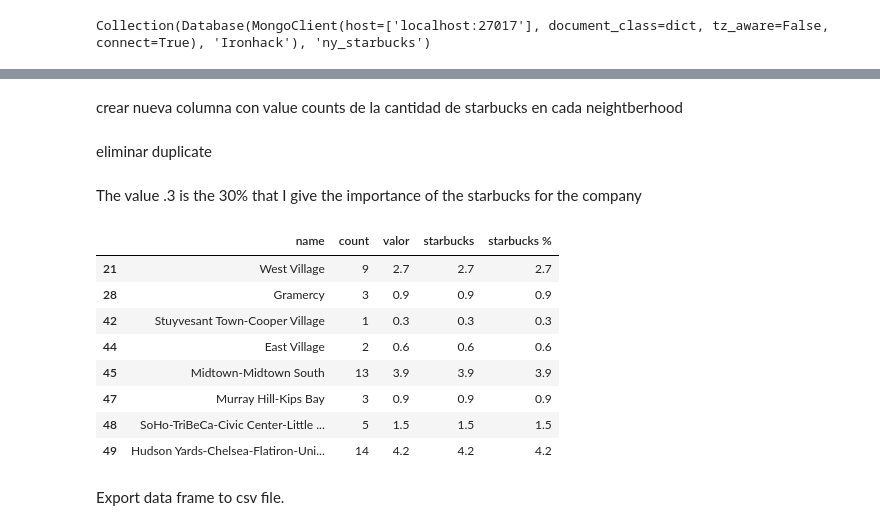
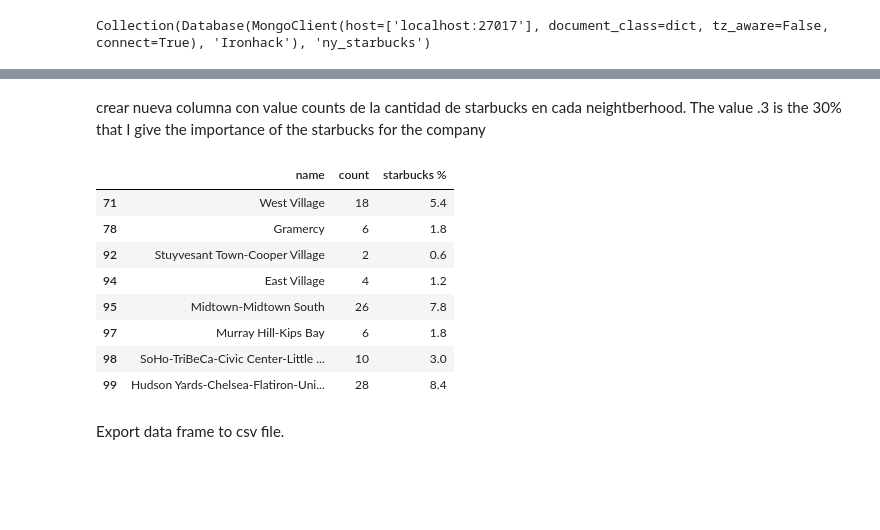
Before and after one commit to imalanz/RockAI_Studio, a Jupyter notebook: exploration.ipynb, the cells around one changed output, grey strips where cells are left out. Saved outputs shown, nothing was run; the diff lists cells and outputs as text; code cells hidden in the pictures; blank space fills up the shorter version.

```diff
--- a/exploration.ipynb
+++ b/exploration.ipynb
@@ -217,8 +252,5 @@ starbucks_neigh = ex.geointersection_dict (mongo_starbucks)
 # %%
 starbucks_neigh_df = ex.make_df (starbucks_neigh)
 # %% [markdown]
-crear nueva columna con value counts de la cantidad de starbucks en cada neightberhood
+crear nueva columna con value counts de la cantidad de starbucks en cada neightberhood.
+The value .3 is the 30% that I give the importance of the starbucks for the company
-# %%
-starbucks_neigh_df["count"] = starbucks_neigh_df.groupby(["name"])["name"].transform("count")
-# %% [markdown]
-eliminar duplicate
@@ -227,19 +257,15 @@ stbks = starbucks_neigh_df.drop_duplicates(['name','count'],keep= 'last')
-# %% [markdown]
-The value .3 is the 30% that I give the importance of the starbucks for the company
 # %%
-stbks["starbucks %"] = stbks["count"]*0.3
+starbuks_count_df = ex.new_columns (starbucks_neigh_df, "starbucks %", 0.3)
+# %% [output]
+|  | name | count | starbucks % |
+| 71 | West Village | 18 | 5.4 |
+| 78 | Gramercy | 6 | 1.8 |
+| 92 | Stuyvesant Town-Cooper Village | 2 | 0.6 |
+| 94 | East Village | 4 | 1.2 |
+| 95 | Midtown-Midtown South | 26 | 7.8 |
+| 97 | Murray Hill-Kips Bay | 6 | 1.8 |
+| 98 | SoHo-TriBeCa-Civic Center-Little ... | 10 | 3.0 |
+| 99 | Hudson Yards-Chelsea-Flatiron-Uni... | 28 | 8.4 |
-# %%
-stbks
-# %% [output]
-|  | name | count | valor | starbucks | starbucks % |
-| 21 | West Village | 9 | 2.7 | 2.7 | 2.7 |
-| 28 | Gramercy | 3 | 0.9 | 0.9 | 0.9 |
-| 42 | Stuyvesant Town-Cooper Village | 1 | 0.3 | 0.3 | 0.3 |
-| 44 | East Village | 2 | 0.6 | 0.6 | 0.6 |
-| 45 | Midtown-Midtown South | 13 | 3.9 | 3.9 | 3.9 |
-| 47 | Murray Hill-Kips Bay | 3 | 0.9 | 0.9 | 0.9 |
-| 48 | SoHo-TriBeCa-Civic Center-Little ... | 5 | 1.5 | 1.5 | 1.5 |
-| 49 | Hudson Yards-Chelsea-Flatiron-Uni... | 14 | 4.2 | 4.2 | 4.2 |
 # %% [markdown]
 Export data frame to csv file.
 # %%
```
Also changed, not shown: parts of 47 cells of this notebook, 1 other file.
